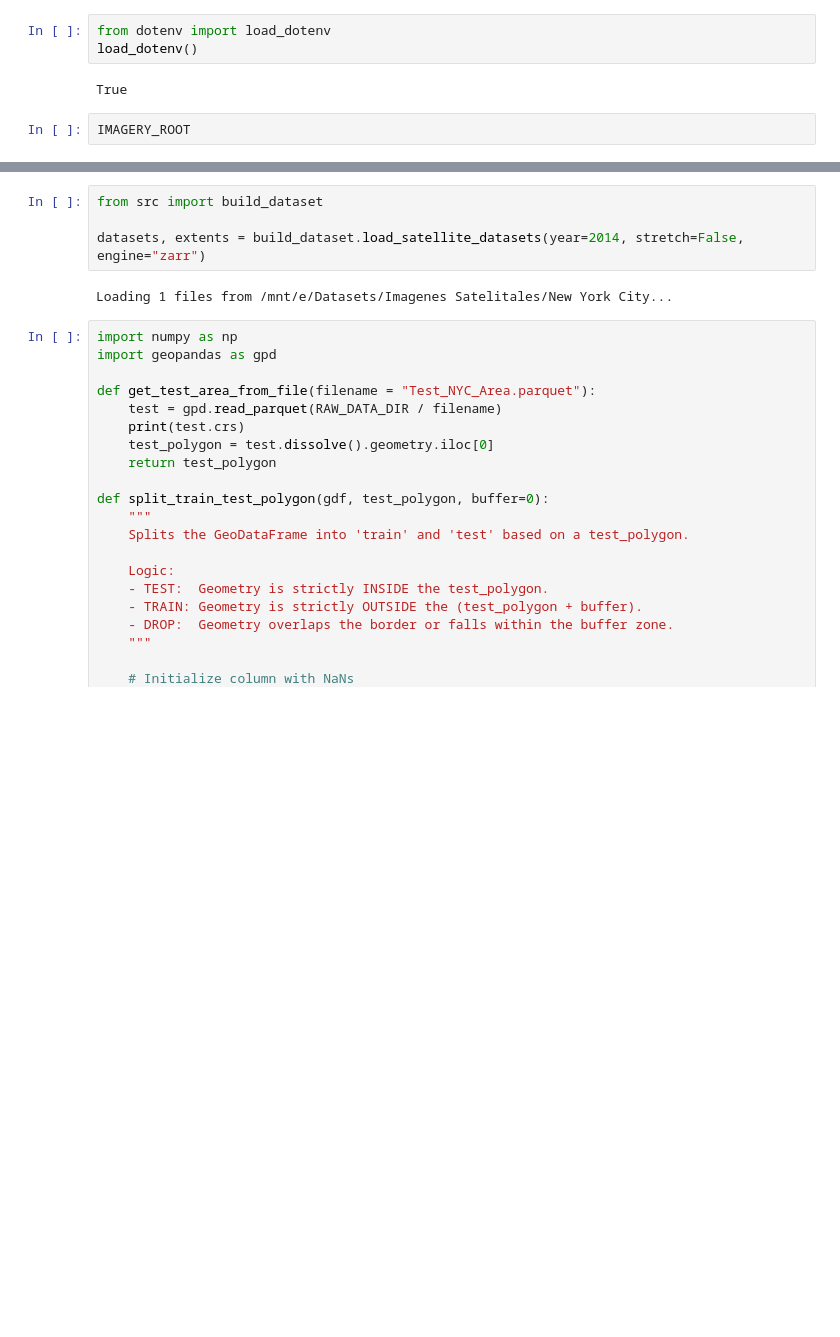
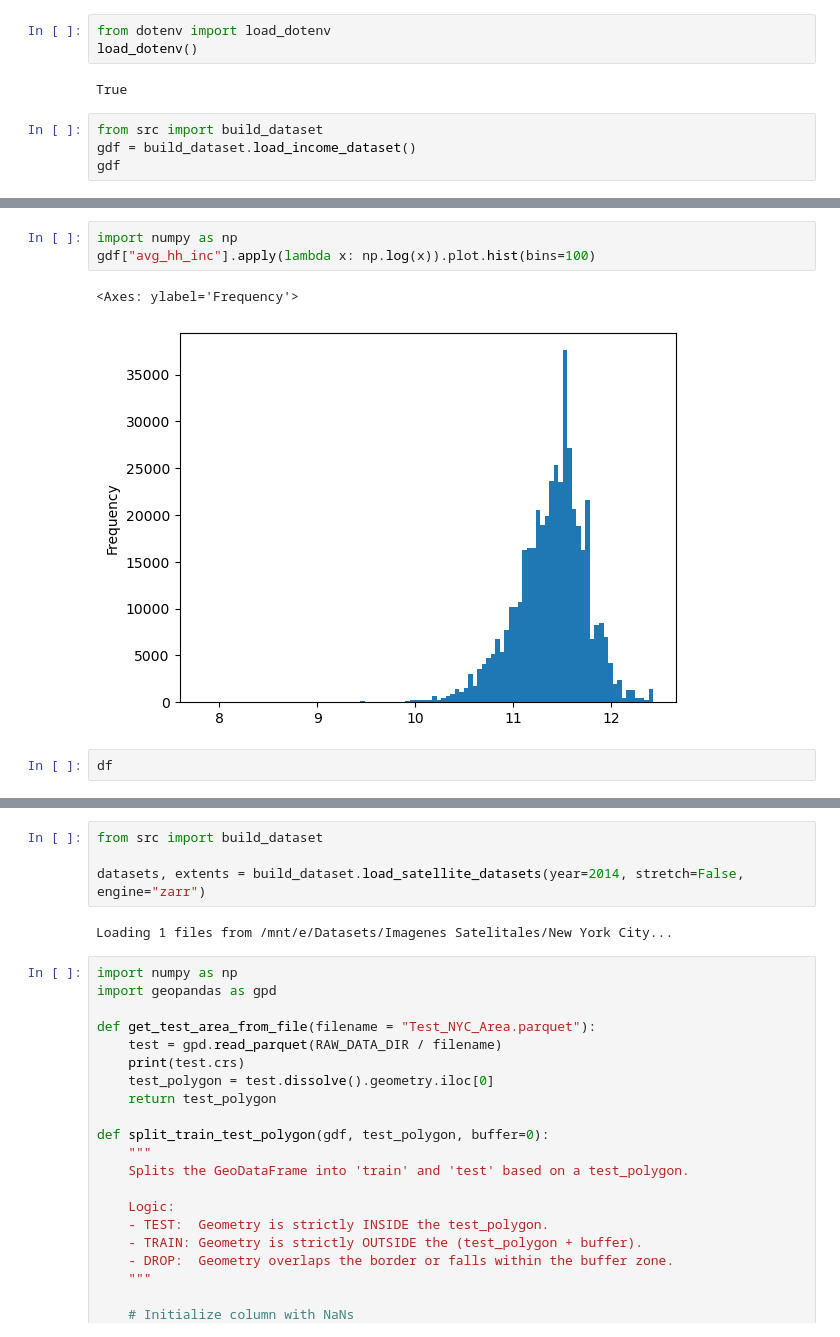
Before and after one commit to Queeno11/ny_state_aerial_imagery_prototype, a Jupyter notebook: notebooks/test.ipynb, the cells around one changed output, grey strips where cells are left out. Cells and saved outputs as stored; diff of their text form; blank space fills up the shorter version.

```diff
--- a/notebooks/test.ipynb
+++ b/notebooks/test.ipynb
@@ -6,5 +25,7 @@ load_dotenv()
 # %% [output]
 True
 # %%
-IMAGERY_ROOT
+from src import build_dataset
+gdf = build_dataset.load_income_dataset()
+gdf
 # %% [output]
@@ -11,0 +45,8 @@ IMAGERY_ROOT
+# %%
+import numpy as np
+gdf["avg_hh_inc"].apply(lambda x: np.log(x)).plot.hist(bins=100)
+# %% [output]
+<Axes: ylabel='Frequency'>
+[figure, added]
+# %%
+df
```
Also changed, not shown: parts of 15 cells of this notebook, 10 other files.
